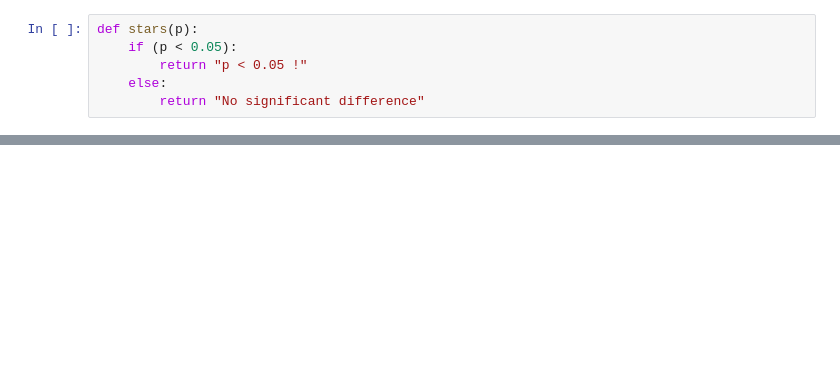
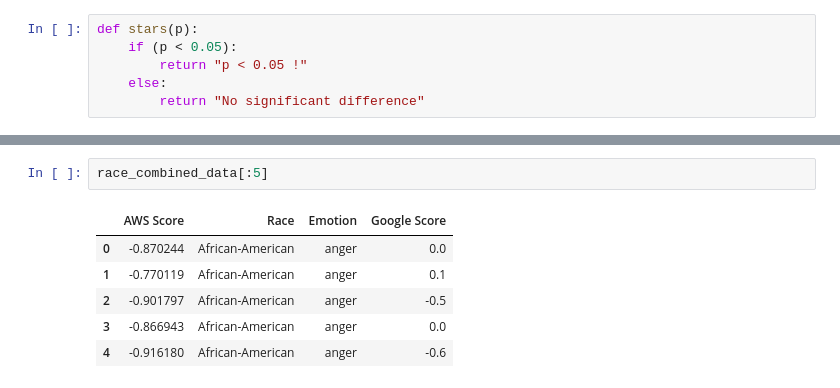
Before and after one commit to charlescearl/EquityInSentiment, a Jupyter notebook: Evaluate Sentiment Bias.ipynb, the cells around one changed output, grey strips where cells are left out. Drawn from its saved outputs; the diff is of its cells as text; blank space fills up the shorter version.

```diff
--- a/Evaluate Sentiment Bias.ipynb
+++ b/Evaluate Sentiment Bias.ipynb
@@ -324,0 +144,9 @@ test_df
+# %%
+race_combined_data[:5]
+# %% [output]
+|  | AWS Score | Race | Emotion | Google Score |
+| 0 | -0.870244 | African-American | anger | 0.0 |
+| 1 | -0.770119 | African-American | anger | 0.1 |
+| 2 | -0.901797 | African-American | anger | -0.5 |
+| 3 | -0.866943 | African-American | anger | 0.0 |
+| 4 | -0.916180 | African-American | anger | -0.6 |
```
Also changed, not shown: parts of 34 cells of this notebook.
